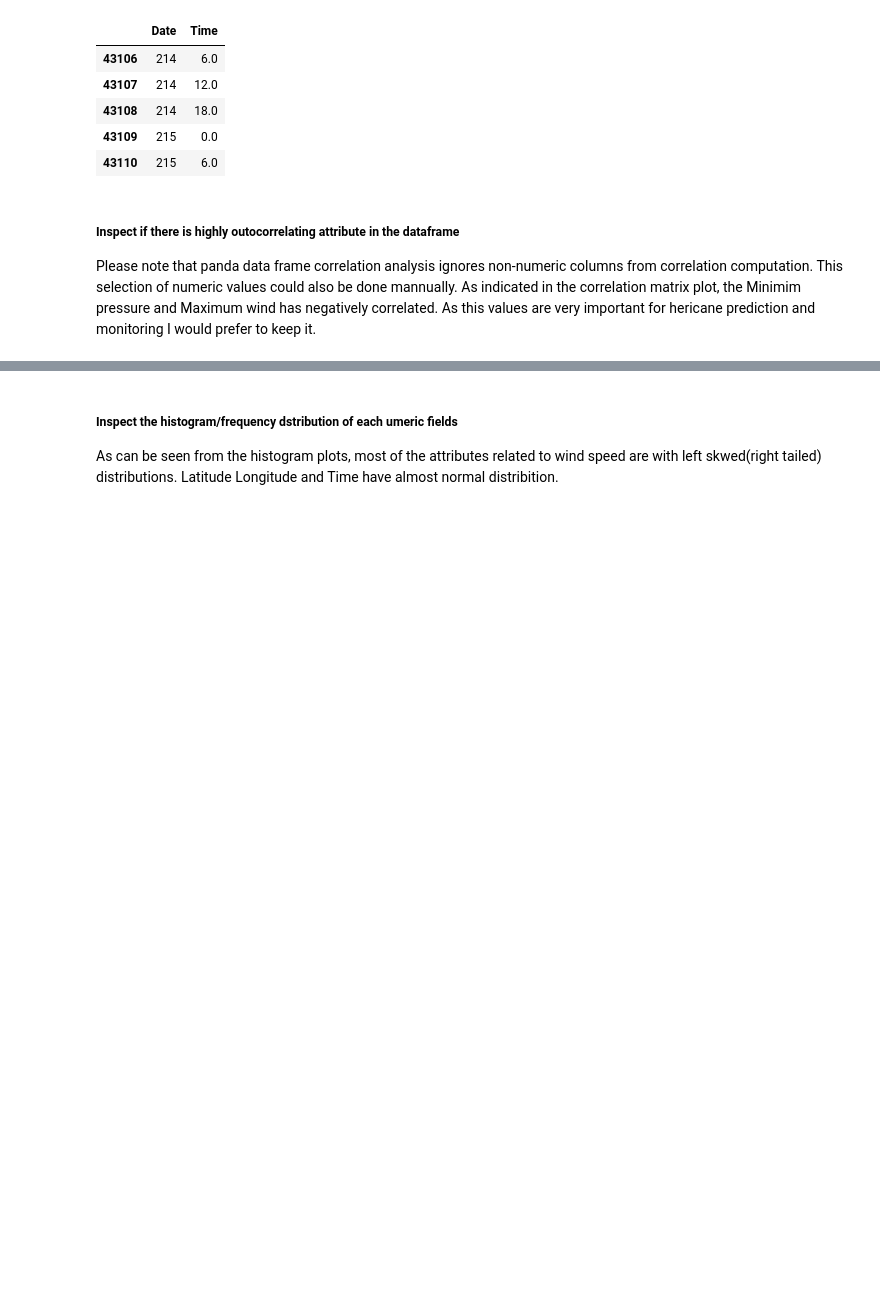
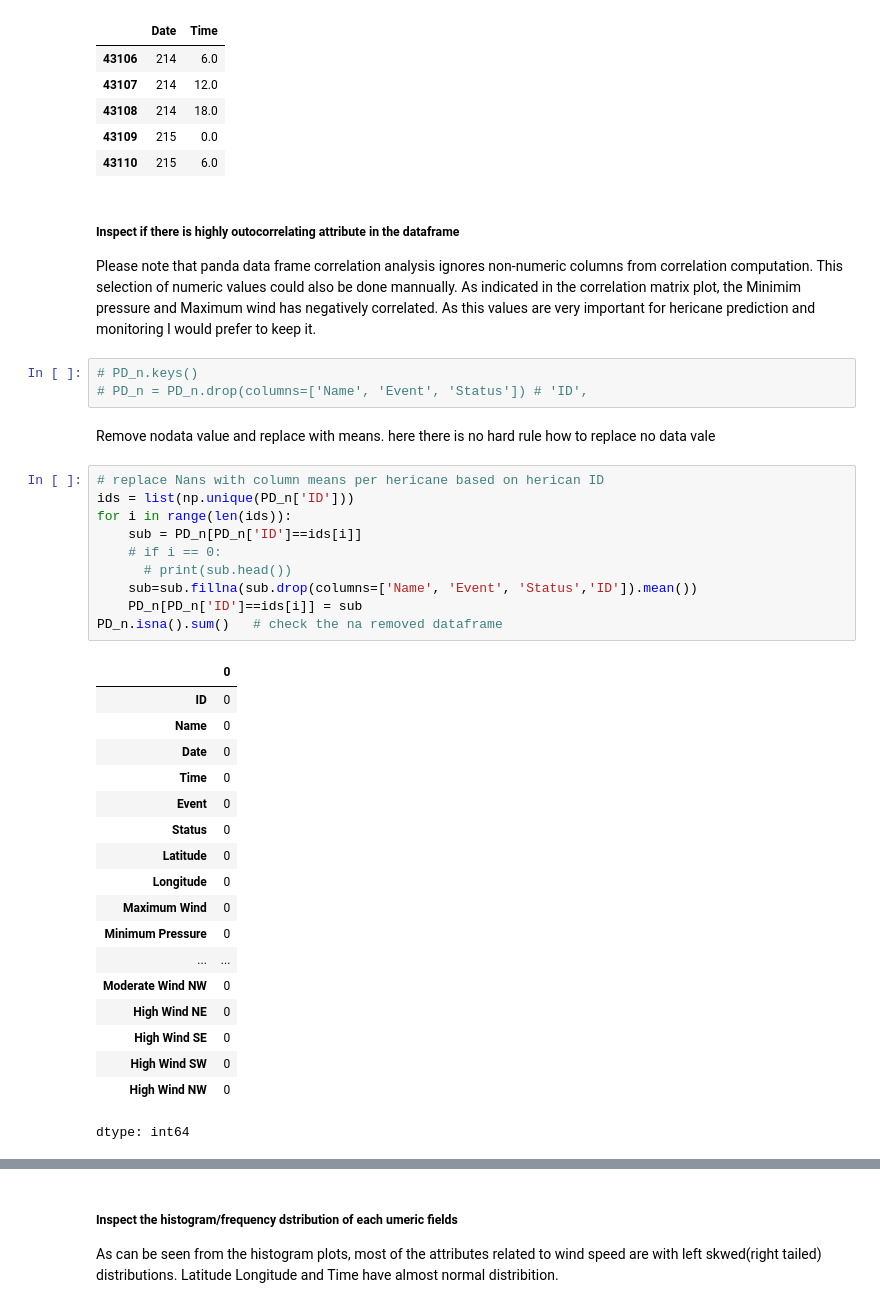
Before and after one commit to getch-geohum/plus-deepdata-social-good, a Jupyter notebook: Hurican_prediction.ipynb, the cells around one changed output, grey strips where cells are left out. Drawn from its saved outputs; the diff is of its cells as text; blank space fills up the shorter version.

```diff
--- a/Hurican_prediction.ipynb
+++ b/Hurican_prediction.ipynb
@@ -249,4 +227,38 @@ datetime.head()
 # %% [markdown]
 ##### Inspect if there is highly outocorrelating attribute in the dataframe
 Please note that panda data frame correlation analysis ignores non-numeric columns from correlation computation. This selection of numeric values could also be done mannually. As indicated in the correlation matrix plot, the Minimim pressure and Maximum wind has negatively correlated. As this values are very important for hericane prediction and monitoring I would prefer to keep it.
+# %%
+# PD_n.keys()
+# PD_n = PD_n.drop(columns=['Name', 'Event', 'Status']) # 'ID',
+# %% [markdown]
+Remove nodata value and replace with means. here there is no hard rule how to replace no data vale
+# %%
+# replace Nans with column means per hericane based on herican ID
+ids = list(np.unique(PD_n['ID']))
+for i in range(len(ids)):
+    sub = PD_n[PD_n['ID']==ids[i]]
+    # if i == 0:
+      # print(sub.head())
+    sub=sub.fillna(sub.drop(columns=['Name', 'Event', 'Status','ID']).mean())
+    PD_n[PD_n['ID']==ids[i]] = sub
+PD_n.isna().sum()   # check the na removed dataframe
+# %% [output]
+|  | 0 |
+| ID | 0 |
+| Name | 0 |
+| Date | 0 |
+| Time | 0 |
+| Event | 0 |
+| Status | 0 |
+| Latitude | 0 |
+| Longitude | 0 |
+| Maximum Wind | 0 |
+| Minimum Pressure | 0 |
+| ... | ... |
+| Moderate Wind NW | 0 |
+| High Wind NE | 0 |
+| High Wind SE | 0 |
+| High Wind SW | 0 |
+| High Wind NW | 0 |
+dtype: int64
 # %%
```
Also changed, not shown: parts of 17 cells of this notebook.
